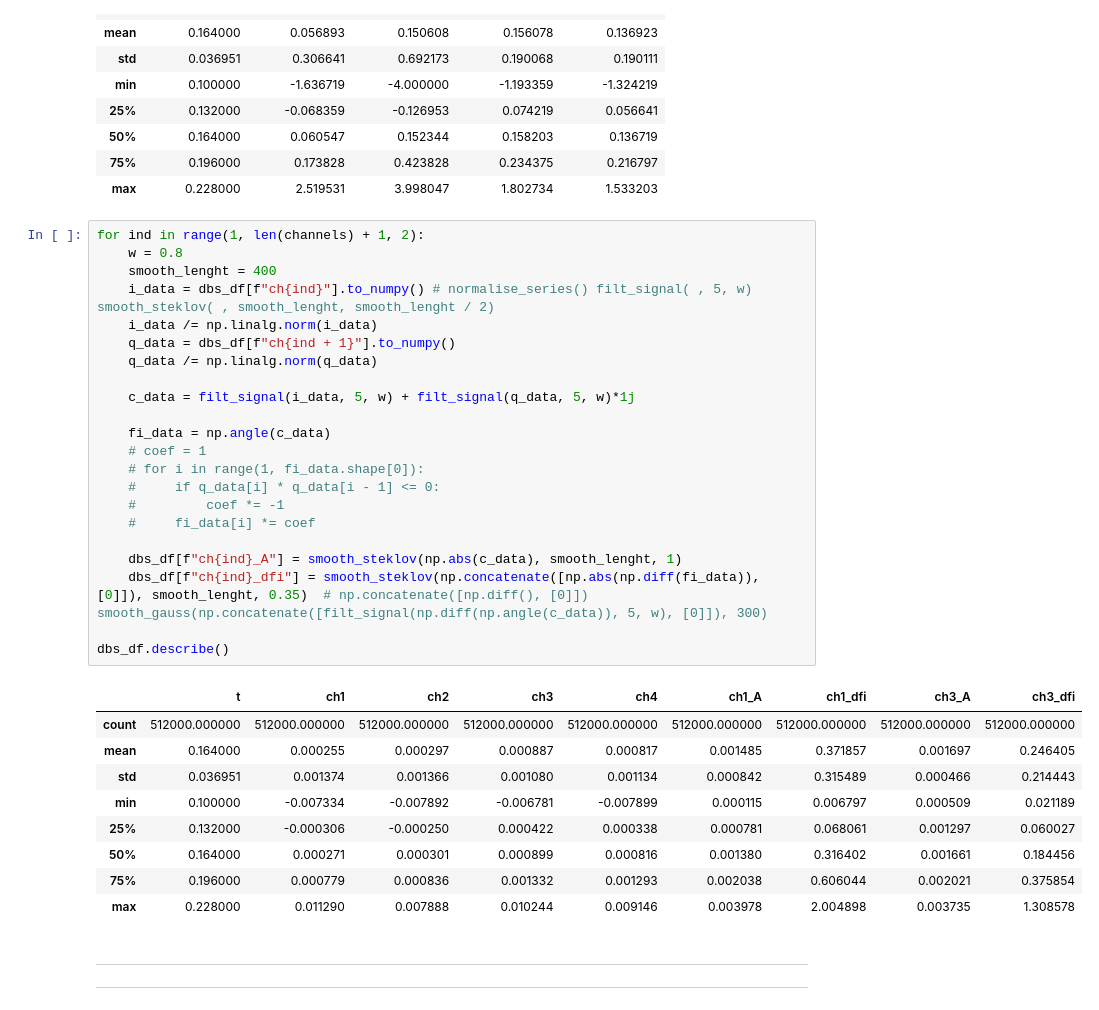
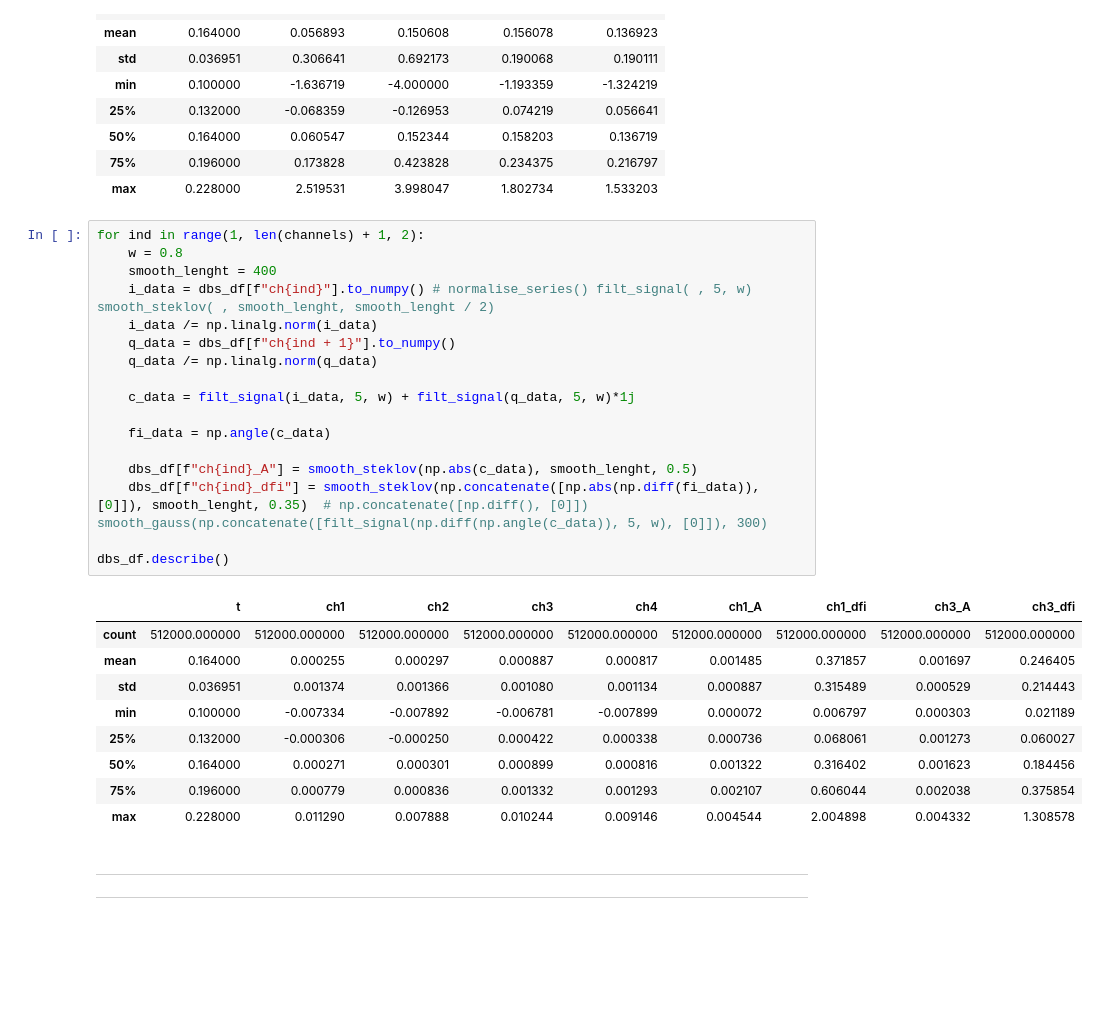
Before and after one commit to feodorrussia/Plasma_analysis, a Jupyter notebook: Marking sys_v4.ipynb, the cells around one changed output. Drawn from its saved outputs; the diff is of its cells as text; blank space fills up the shorter version.

```diff
--- a/Marking sys_v4.ipynb
+++ b/Marking sys_v4.ipynb
@@ -747,35 +107,30 @@ dbs_df.describe()
 # %%
 for ind in range(1, len(channels) + 1, 2):
     w = 0.8
     smooth_lenght = 400
     i_data = dbs_df[f"ch{ind}"].to_numpy() # normalise_series() filt_signal( , 5, w)  smooth_steklov( , smooth_lenght, smooth_lenght / 2)
     i_data /= np.linalg.norm(i_data)
     q_data = dbs_df[f"ch{ind + 1}"].to_numpy()
     q_data /= np.linalg.norm(q_data)
 
     c_data = filt_signal(i_data, 5, w) + filt_signal(q_data, 5, w)*1j
 
     fi_data = np.angle(c_data)
-    # coef = 1
-    # for i in range(1, fi_data.shape[0]):
-    #     if q_data[i] * q_data[i - 1] <= 0:
-    #         coef *= -1
-    #     fi_data[i] *= coef
 
-    dbs_df[f"ch{ind}_A"] = smooth_steklov(np.abs(c_data), smooth_lenght, 1)
+    dbs_df[f"ch{ind}_A"] = smooth_steklov(np.abs(c_data), smooth_lenght, 0.5)
     dbs_df[f"ch{ind}_dfi"] = smooth_steklov(np.concatenate([np.abs(np.diff(fi_data)), [0]]), smooth_lenght, 0.35)  # np.concatenate([np.diff(), [0]]) smooth_gauss(np.concatenate([filt_signal(np.diff(np.angle(c_data)), 5, w), [0]]), 300)
 
 dbs_df.describe()
 # %% [output]
 |  | t | ch1 | ch2 | ch3 | ch4 | ch1_A | ch1_dfi | ch3_A | ch3_dfi |
 | count | 512000.000000 | 512000.000000 | 512000.000000 | 512000.000000 | 512000.000000 | 512000.000000 | 512000.000000 | 512000.000000 | 512000.000000 |
 | mean | 0.164000 | 0.000255 | 0.000297 | 0.000887 | 0.000817 | 0.001485 | 0.371857 | 0.001697 | 0.246405 |
-| std | 0.036951 | 0.001374 | 0.001366 | 0.001080 | 0.001134 | 0.000842 | 0.315489 | 0.000466 | 0.214443 |
-| min | 0.100000 | -0.007334 | -0.007892 | -0.006781 | -0.007899 | 0.000115 | 0.006797 | 0.000509 | 0.021189 |
-| 25% | 0.132000 | -0.000306 | -0.000250 | 0.000422 | 0.000338 | 0.000781 | 0.068061 | 0.001297 | 0.060027 |
-| 50% | 0.164000 | 0.000271 | 0.000301 | 0.000899 | 0.000816 | 0.001380 | 0.316402 | 0.001661 | 0.184456 |
-| 75% | 0.196000 | 0.000779 | 0.000836 | 0.001332 | 0.001293 | 0.002038 | 0.606044 | 0.002021 | 0.375854 |
-| max | 0.228000 | 0.011290 | 0.007888 | 0.010244 | 0.009146 | 0.003978 | 2.004898 | 0.003735 | 1.308578 |
+| std | 0.036951 | 0.001374 | 0.001366 | 0.001080 | 0.001134 | 0.000887 | 0.315489 | 0.000529 | 0.214443 |
+| min | 0.100000 | -0.007334 | -0.007892 | -0.006781 | -0.007899 | 0.000072 | 0.006797 | 0.000303 | 0.021189 |
+| 25% | 0.132000 | -0.000306 | -0.000250 | 0.000422 | 0.000338 | 0.000736 | 0.068061 | 0.001273 | 0.060027 |
+| 50% | 0.164000 | 0.000271 | 0.000301 | 0.000899 | 0.000816 | 0.001322 | 0.316402 | 0.001623 | 0.184456 |
+| 75% | 0.196000 | 0.000779 | 0.000836 | 0.001332 | 0.001293 | 0.002107 | 0.606044 | 0.002038 | 0.375854 |
+| max | 0.228000 | 0.011290 | 0.007888 | 0.010244 | 0.009146 | 0.004544 | 2.004898 | 0.004332 | 1.308578 |
 # %% [markdown]
 ---
 ---
```
Also changed, not shown: parts of 8 cells of this notebook.
